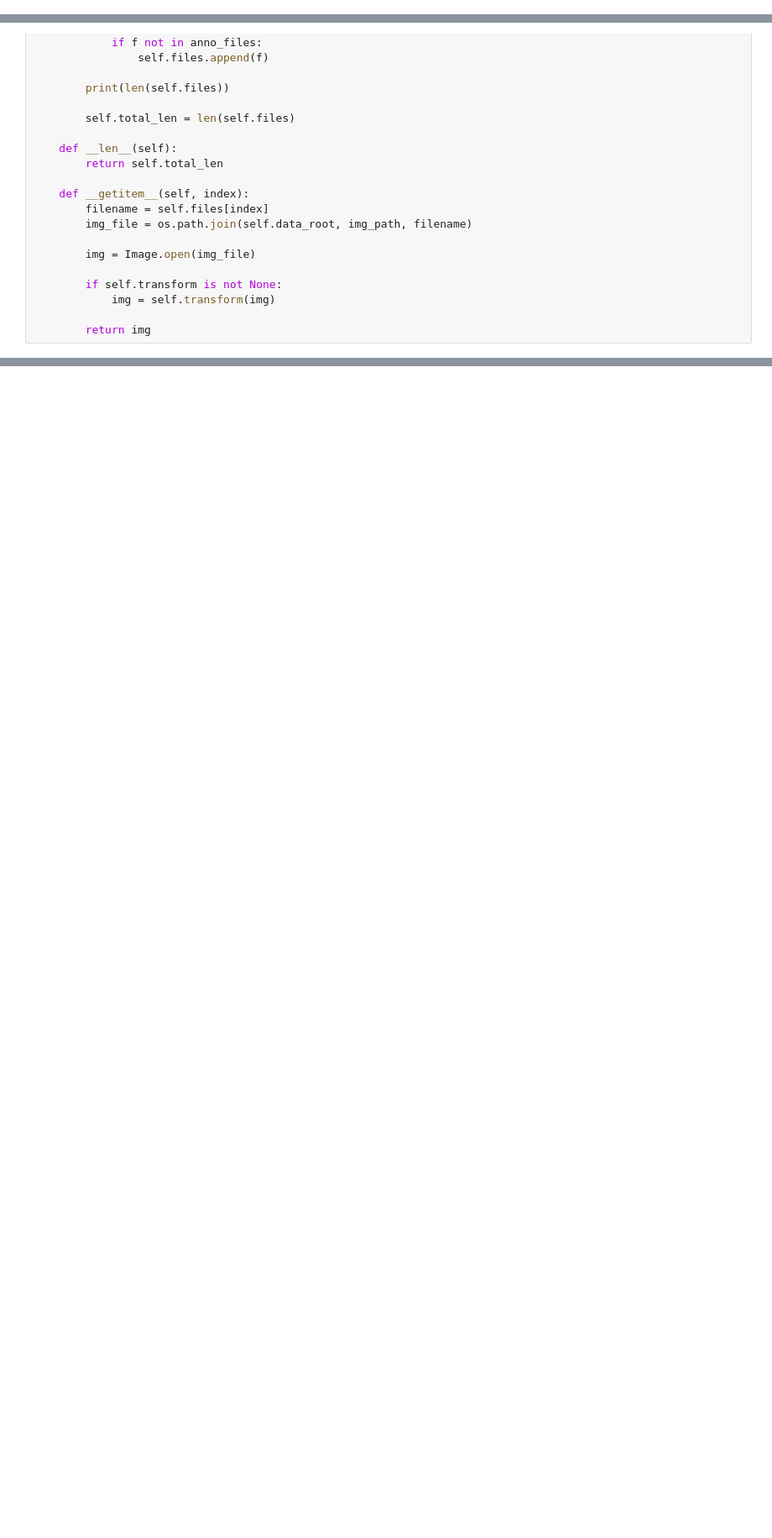
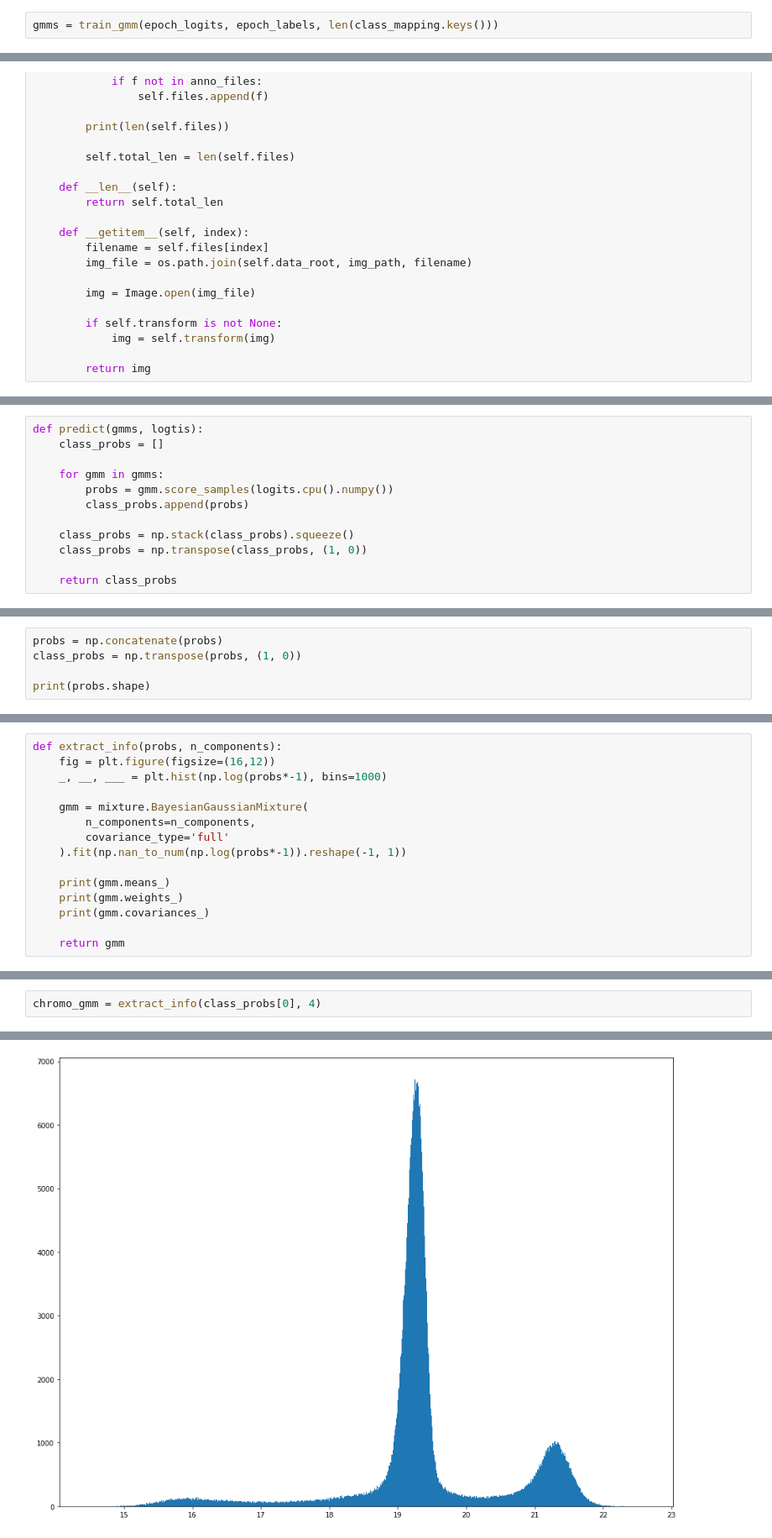
Before and after one commit to xiedidan/chromosome-classifier, a Jupyter notebook: classifier.ipynb, the cells around one changed output, grey strips where cells are left out. Shown at 84% size. Saved outputs shown, nothing was run; the diff lists cells and outputs as text; blank space fills up the shorter version.

```diff
--- a/classifier.ipynb
+++ b/classifier.ipynb
@@ -514,0 +554,2 @@ print(qda.classes_)
+# %%
+gmms = train_gmm(epoch_logits, epoch_labels, len(class_mapping.keys()))
@@ -597,2 +639,14 @@ test_loader = torch.utils.data.DataLoader(
 442526
+# %%
+def predict(gmms, logtis):
+    class_probs = []
+
+    for gmm in gmms:
+        probs = gmm.score_samples(logits.cpu().numpy())
+        class_probs.append(probs)
+
+    class_probs = np.stack(class_probs).squeeze()
+    class_probs = np.transpose(class_probs, (1, 0))
+
+    return class_probs
 # %%
@@ -644,0 +675,5 @@ BrokenPipeError: [Errno 32] Broken pipe
+# %%
+probs = np.concatenate(probs)
+class_probs = np.transpose(probs, (1, 0))
+
+print(probs.shape)
@@ -644,0 +682,15 @@ BrokenPipeError: [Errno 32] Broken pipe
+# %%
+def extract_info(probs, n_components):
+    fig = plt.figure(figsize=(16,12))
+    _, __, ___ = plt.hist(np.log(probs*-1), bins=1000)
+
+    gmm = mixture.BayesianGaussianMixture(
+        n_components=n_components,
+        covariance_type='full'
+    ).fit(np.nan_to_num(np.log(probs*-1)).reshape(-1, 1))
+
+    print(gmm.means_)
+    print(gmm.weights_)
+    print(gmm.covariances_)
+
+    return gmm
@@ -644,0 +729,3 @@ BrokenPipeError: [Errno 32] Broken pipe
+# %%
+chromo_gmm = extract_info(class_probs[0], 4)
+# %% [output]
@@ -644,0 +744 @@ BrokenPipeError: [Errno 32] Broken pipe
+[figure, added]
```
Also changed, not shown: parts of 27 cells of this notebook, 2 other files.
